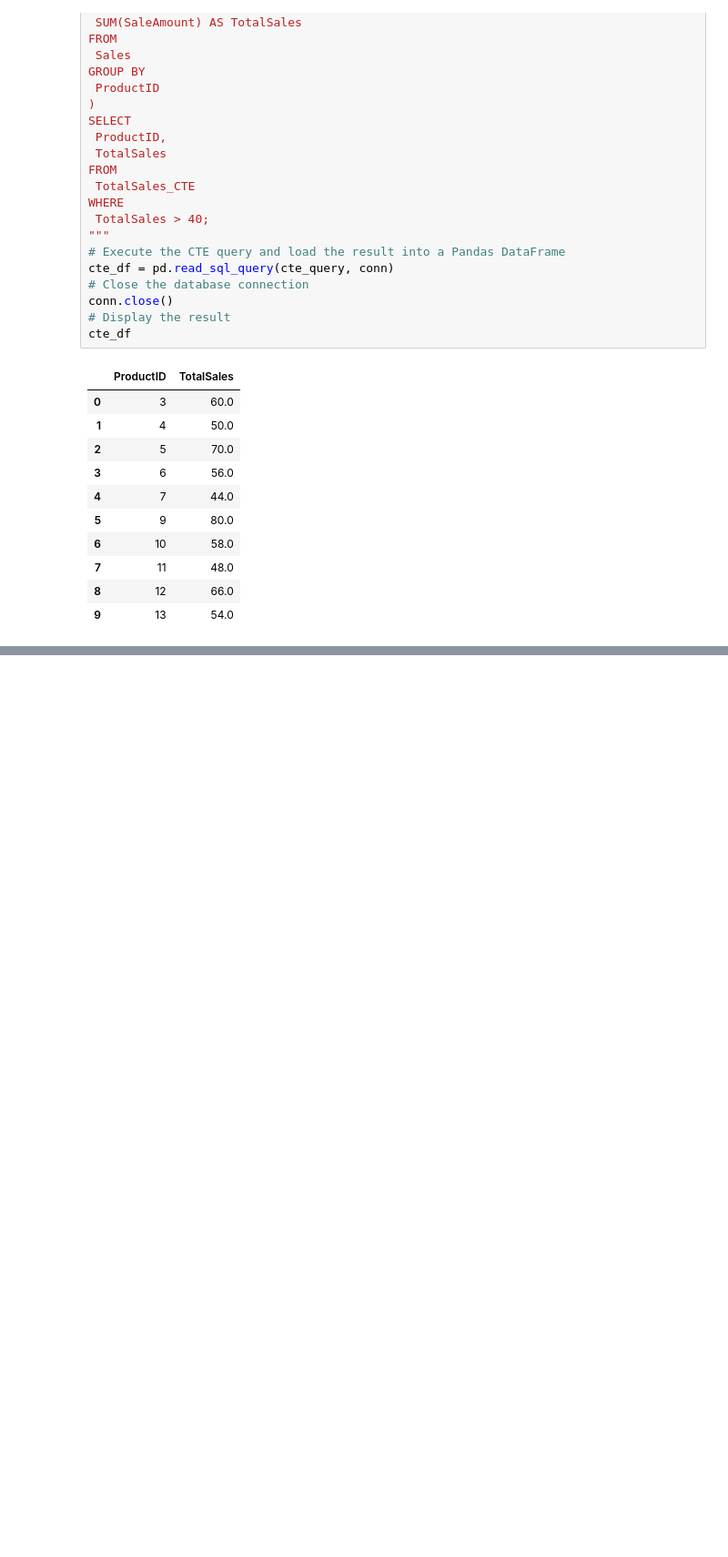
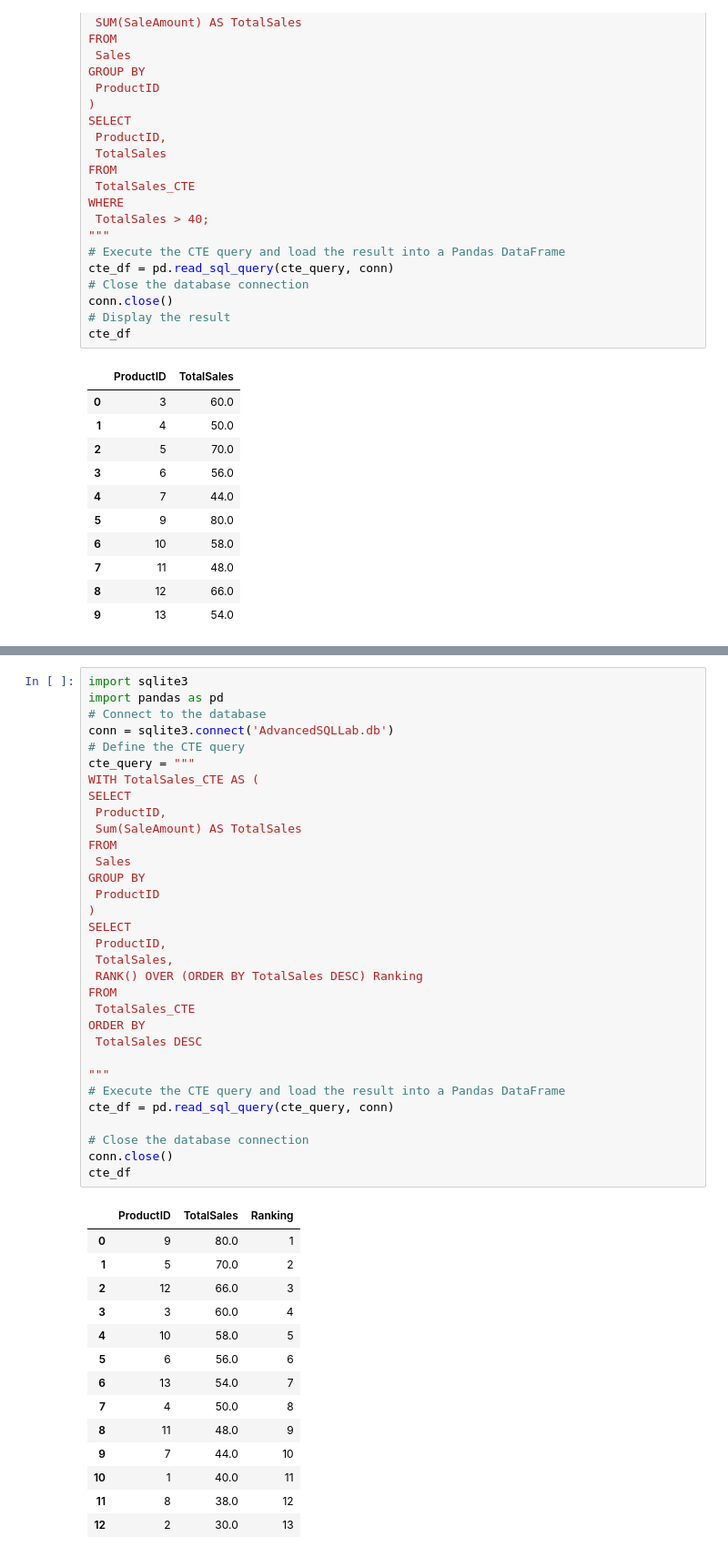
Before and after one commit to alexngocvu/Personal-Project, a Jupyter notebook: W10.ipynb, the cells around one changed output, grey strips where cells are left out. Shown: that part at 91% size. Cells and saved outputs as stored; diff of their text form; blank space fills up the shorter version.

```diff
--- a/W10.ipynb
+++ b/W10.ipynb
@@ -330,0 +394,47 @@ DatabaseError: ignored
+# %%
+import sqlite3
+import pandas as pd
+# Connect to the database
+conn = sqlite3.connect('AdvancedSQLLab.db')
+# Define the CTE query
+cte_query = """
+WITH TotalSales_CTE AS (
+SELECT
+ ProductID,
+ Sum(SaleAmount) AS TotalSales
+FROM
+ Sales
+GROUP BY
+ ProductID
+)
+SELECT
+ ProductID,
+ TotalSales,
+ RANK() OVER (ORDER BY TotalSales DESC) Ranking
+FROM
+ TotalSales_CTE
+ORDER BY
+ TotalSales DESC
+
+"""
+# Execute the CTE query and load the result into a Pandas DataFrame
+cte_df = pd.read_sql_query(cte_query, conn)
+
+# Close the database connection
+conn.close()
+cte_df
+# %% [output]
+|  | ProductID | TotalSales | Ranking |
+| 0 | 9 | 80.0 | 1 |
+| 1 | 5 | 70.0 | 2 |
+| 2 | 12 | 66.0 | 3 |
+| 3 | 3 | 60.0 | 4 |
+| 4 | 10 | 58.0 | 5 |
+| 5 | 6 | 56.0 | 6 |
+| 6 | 13 | 54.0 | 7 |
+| 7 | 4 | 50.0 | 8 |
+| 8 | 11 | 48.0 | 9 |
+| 9 | 7 | 44.0 | 10 |
+| 10 | 1 | 40.0 | 11 |
+| 11 | 8 | 38.0 | 12 |
+| 12 | 2 | 30.0 | 13 |
```
Also changed, not shown: parts of 5 cells of this notebook.
